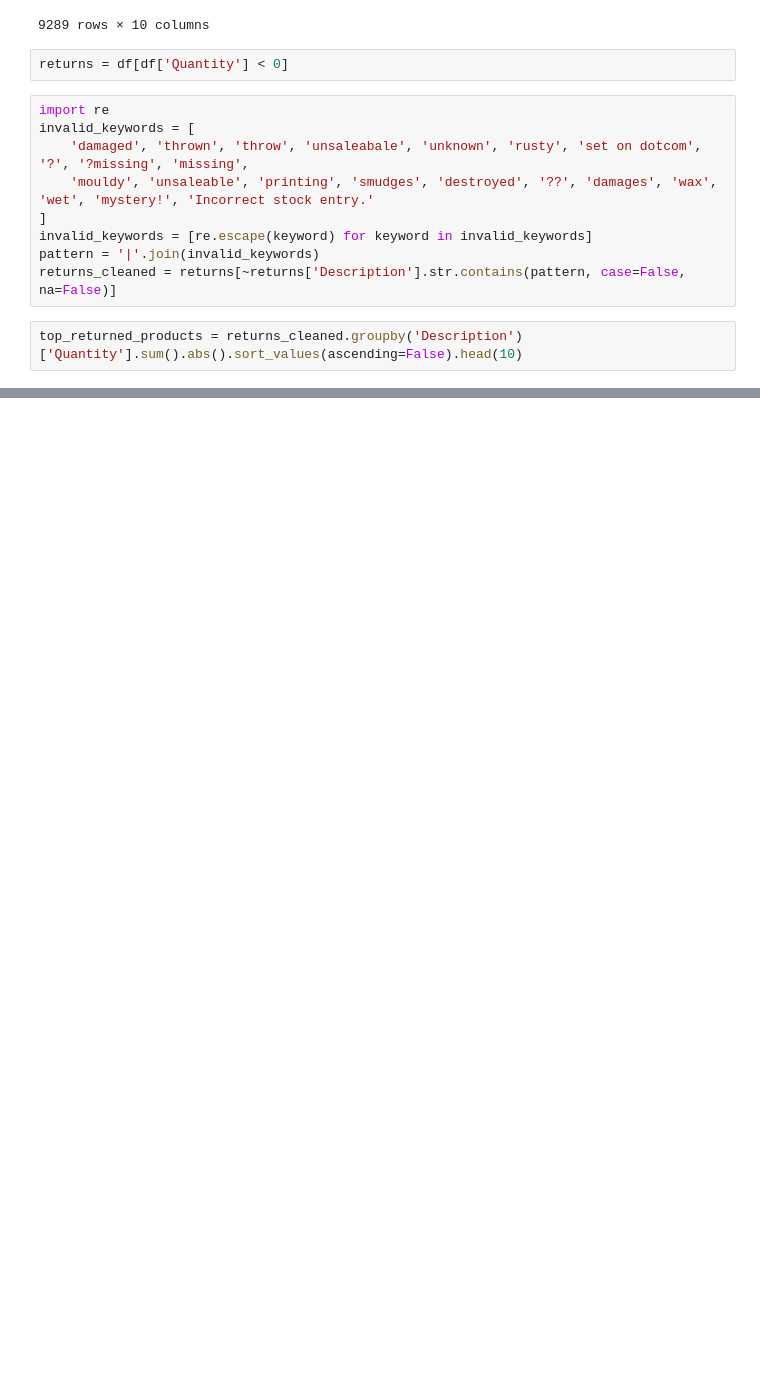
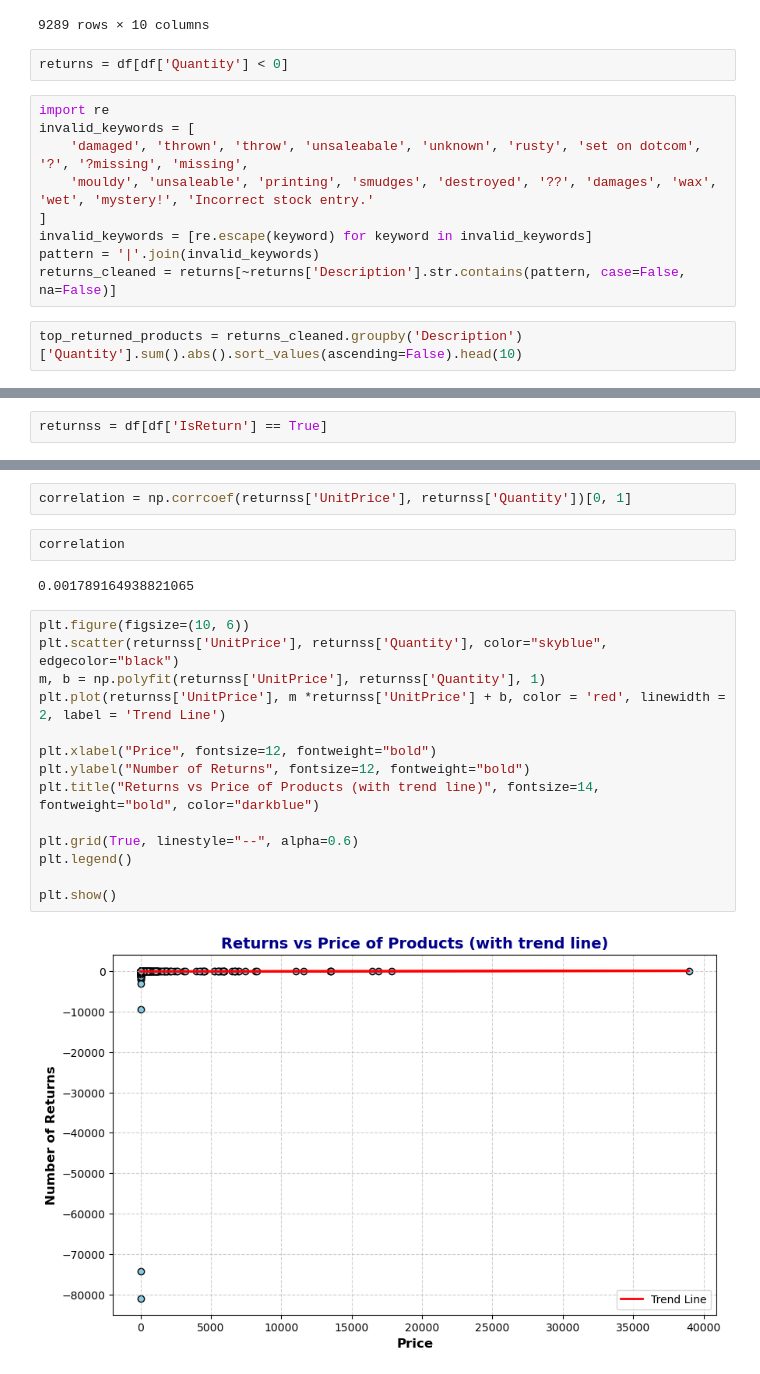
Before and after one commit to zazauserr/Data_Analyst_Pet_Projects, a Jupyter notebook: E-Commerce/project.ipynb, the cells around one changed output, grey strips where cells are left out. Cells and saved outputs as stored; diff of their text form; blank space fills up the shorter version.

```diff
--- a/E-Commerce/project.ipynb
+++ b/E-Commerce/project.ipynb
@@ -479,0 +483,2 @@ plt.show()
+# %%
+returnss = df[df['IsReturn'] == True]
@@ -479,0 +501,22 @@ plt.show()
+# %%
+correlation = np.corrcoef(returnss['UnitPrice'], returnss['Quantity'])[0, 1]
+# %%
+correlation
+# %% [output]
+0.001789164938821065
+# %%
+plt.figure(figsize=(10, 6))
+plt.scatter(returnss['UnitPrice'], returnss['Quantity'], color="skyblue", edgecolor="black")
+m, b = np.polyfit(returnss['UnitPrice'], returnss['Quantity'], 1)
+plt.plot(returnss['UnitPrice'], m *returnss['UnitPrice'] + b, color = 'red', linewidth = 2, label = 'Trend Line')
+
+plt.xlabel("Price", fontsize=12, fontweight="bold")
+plt.ylabel("Number of Returns", fontsize=12, fontweight="bold")
+plt.title("Returns vs Price of Products (with trend line)", fontsize=14, fontweight="bold", color="darkblue")
+
+plt.grid(True, linestyle="--", alpha=0.6)
+plt.legend()
+
+plt.show()
+# %% [output]
+[figure, added]
```
Also changed, not shown: parts of 9 cells of this notebook.
